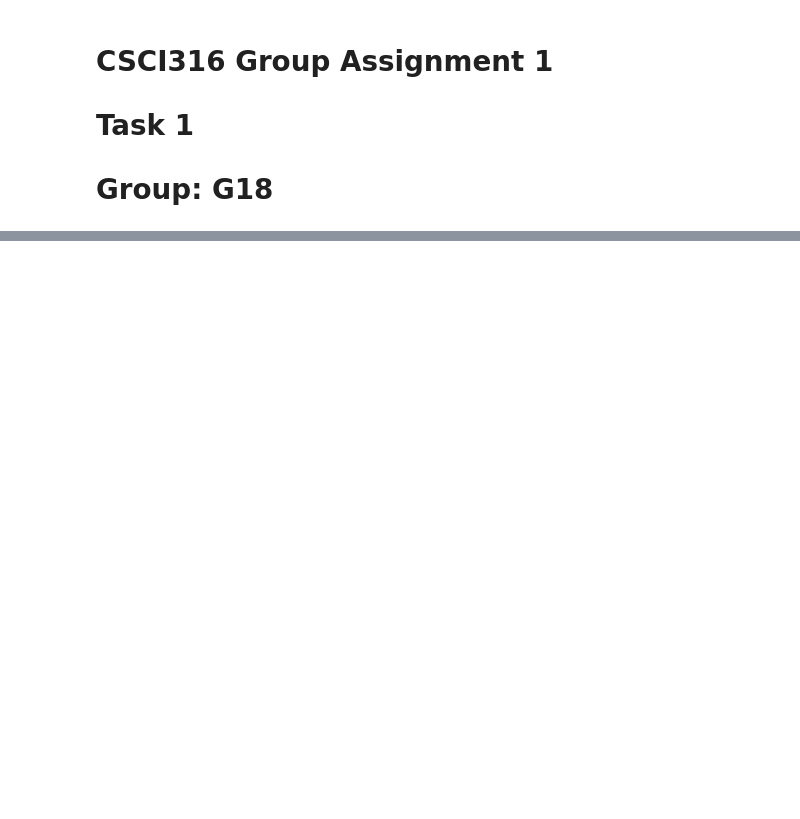
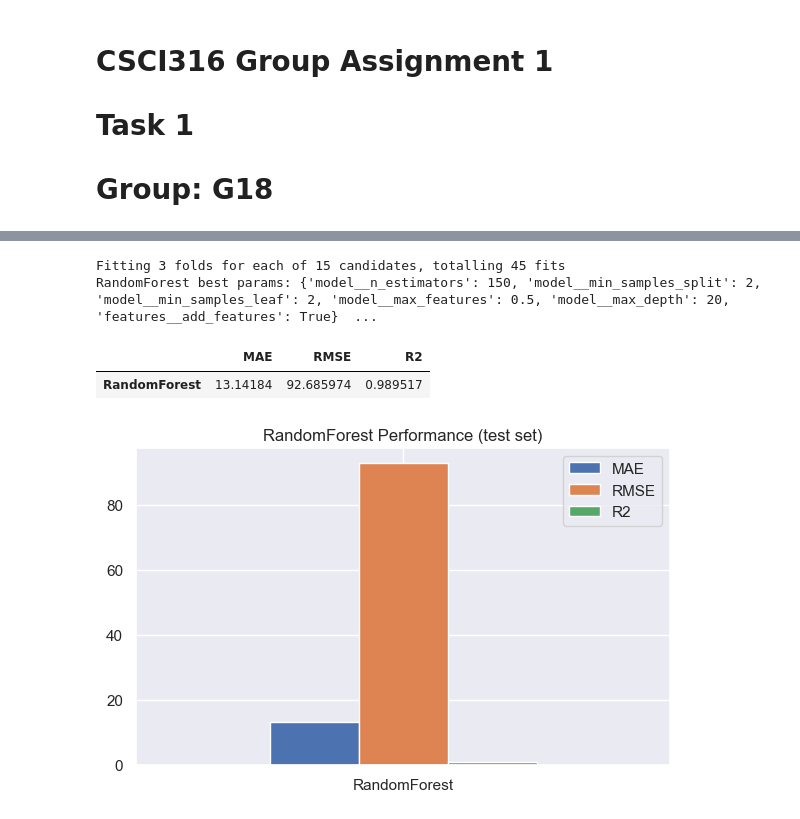
Before and after one commit to beatricemailum/CSCI316_GroupAssignment, a Jupyter notebook: CSCI316_G18_Task1.ipynb, the cells around one changed output, grey strips where cells are left out. Cells and saved outputs as stored; diff of their text form; code cells hidden in the pictures; blank space fills up the shorter version.

```diff
--- a/CSCI316_G18_Task1.ipynb
+++ b/CSCI316_G18_Task1.ipynb
@@ -224,0 +128,68 @@ KeyboardInterrupt:
+# %%
+search_space_rf = {
+    "features__add_features": [True, False],
+    "model__n_estimators": [150, 250, 350],
+    "model__max_depth": [None, 10, 20],
+    "model__min_samples_leaf": [1, 2, 5],
+    "model__min_samples_split": [2, 5, 10],
+    "model__max_features": ["sqrt", "log2", 0.5],
+}
+
+tuned = {}
+
+rs = RandomizedSearchCV(
+    pipes["RandomForest"],                 # only the RF pipeline
+    param_distributions=search_space_rf,
+    n_iter=15,                              # number of random combos to try
+    cv=3,
+    n_jobs=-1,
+    scoring="neg_root_mean_squared_error",
+    random_state=42,
+    verbose=1
+)
+
+rs.fit(X_train, y_train)
+tuned["RandomForest"] = rs
+
+print(
+    "RandomForest best params:",
+    rs.best_params_,
+    "CV best RMSE:",
+    -rs.best_score_
+)
+# %% [output]
+Fitting 3 folds for each of 15 candidates, totalling 45 fits
+RandomForest best params: {'model__n_estimators': 150, 'model__min_samples_split': 2, 'model__min_samples_leaf': 2, 'model__max_features': 0.5, 'model__max_depth': 20, 'features__add_features': True}  ...
+# %%
+import numpy as np
+from sklearn.metrics import mean_absolute_error, mean_squared_error, r2_score
+
+# Only evaluate RandomForest
+results = {}
+
+rf_rs = tuned["RandomForest"]               # get the RandomForest search result
+best_rf = rf_rs.best_estimator_              # best tuned pipeline
+pred = best_rf.predict(X_test)
+
+mse  = mean_squared_error(y_test, pred)
+rmse = np.sqrt(mse)                          # compute RMSE manually
+
+results["RandomForest"] = {
+    "MAE":  mean_absolute_error(y_test, pred),
+    "RMSE": rmse,
+    "R2":   r2_score(y_test, pred)
+}
+
+results_df = pd.DataFrame(results).T
+display(results_df)
+
+# Plot only RandomForest scores
+ax = results_df[["MAE", "RMSE", "R2"]].plot(kind="bar", figsize=(6,4))
+plt.title("RandomForest Performance (test set)")
+plt.xticks(rotation=0)
+plt.tight_layout()
+plt.show()
+# %% [output]
+|  | MAE | RMSE | R2 |
+| RandomForest | 13.14184 | 92.685974 | 0.989517 |
+[figure, added]
```
Also changed, not shown: parts of 7 cells of this notebook.
